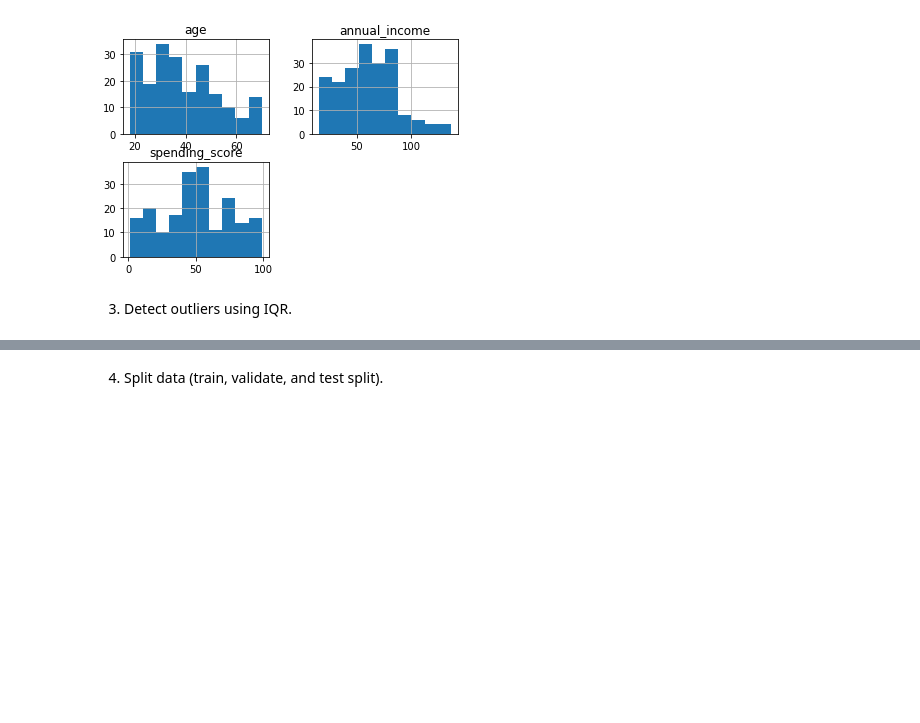
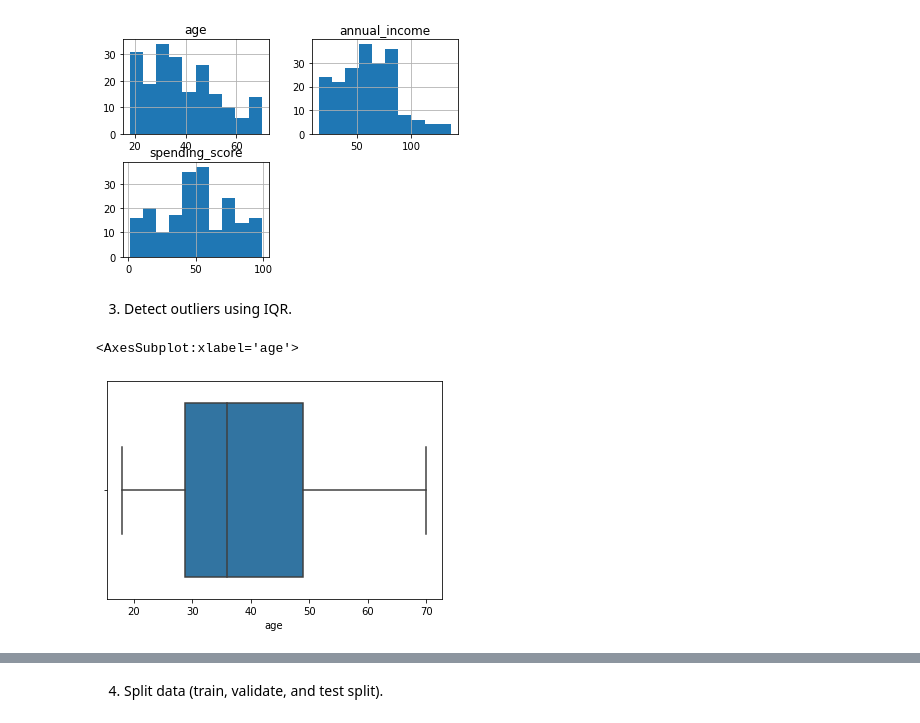
Before and after one commit to o0amandagomez0o/clustering-exercises, a Jupyter notebook: zillow.ipynb, the cells around one changed output, grey strips where cells are left out. Saved outputs shown, nothing was run; the diff lists cells and outputs as text; code cells hidden in the pictures; blank space fills up the shorter version.

```diff
--- a/zillow.ipynb
+++ b/zillow.ipynb
@@ -1309,3 +1309,8 @@ array([[<AxesSubplot:title={'center':'age'}>,
 [figure]
 # %% [markdown]
 3. Detect outliers using IQR.
+# %%
+sns.boxplot(x='age', data=mall)
+# %% [output]
+<AxesSubplot:xlabel='age'>
+[figure, added]
```
Also changed, not shown: parts of 34 cells of this notebook, 2 other files.
